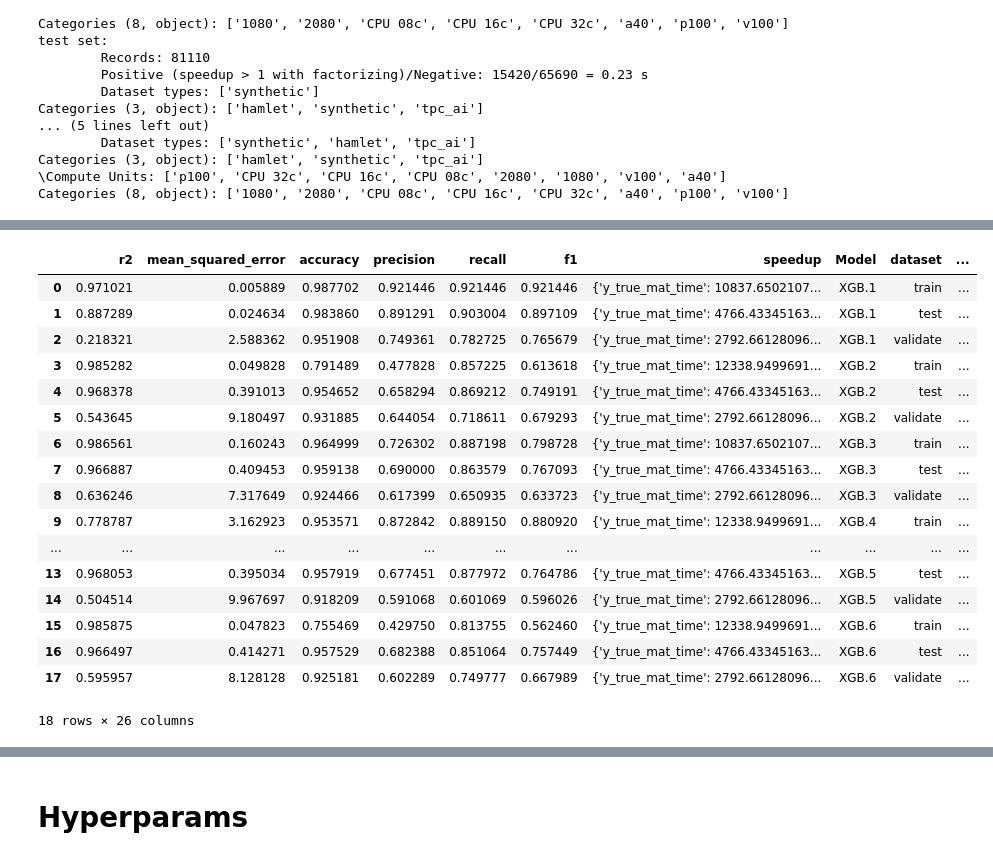
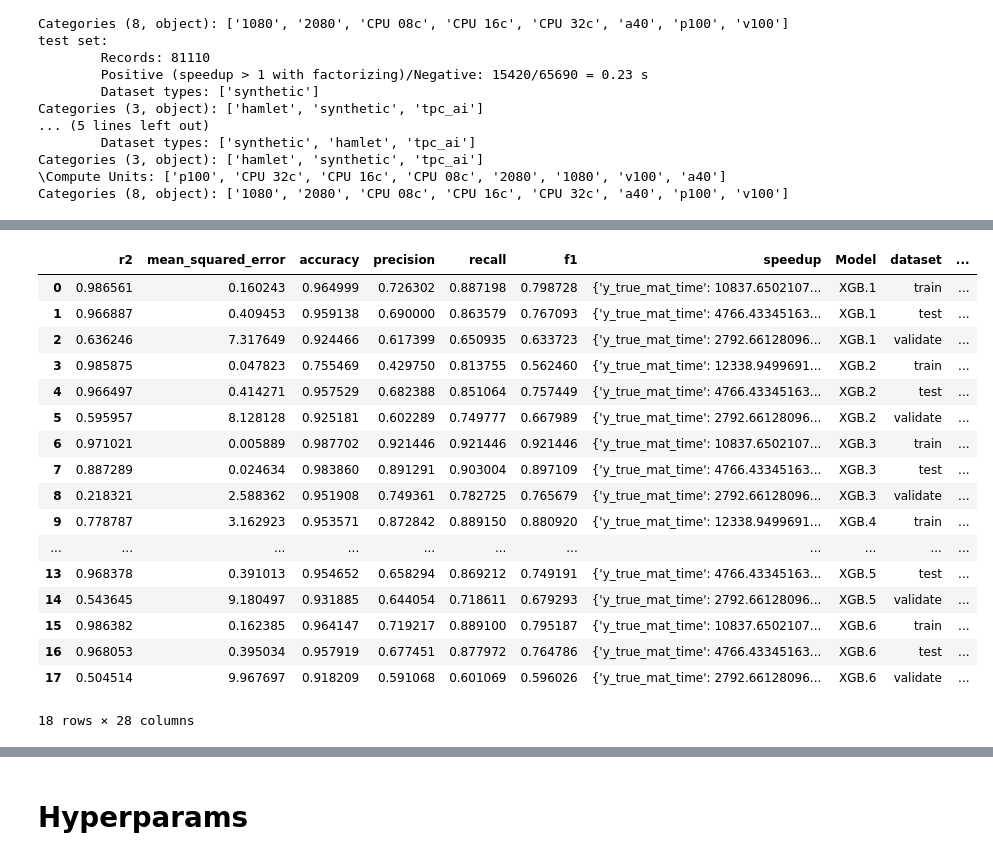
Before and after one commit to ptemarvelde/amalur-experiments, a Jupyter notebook: results/full_1/xgboost.ipynb, the cells around one changed output, grey strips where cells are left out. Saved outputs shown, nothing was run; the diff lists cells and outputs as text; code cells hidden in the pictures.

```diff
--- a/results/full_1/xgboost.ipynb
+++ b/results/full_1/xgboost.ipynb
@@ -144,7 +135,9 @@ list(zip(["speedup", "time_saved", ["times_mean", "materialized_times_mean"]]*2,
 # %%
-
+l= list(zip(["speedup", "time_saved", ["times_mean", "materialized_times_mean"]]*2, [True, False]*3))
+l.sort(key=lambda x: str(x[0]))
+display(l)
 xgb_results = {}
 xgb_estimators = {}
-for i, (target_col, only_model) in enumerate(zip(["speedup", "time_saved", ["times_mean", "materialized_times_mean"]]*2, [True, False]*3)):
-    xgb_estimators[i] = (target_col, only_model), train_and_eval(f"XGB.{i+1}",X_train, y_train, X_test, y_test, X_validate, y_validate, target_col, only_model=only_model)
+for i, (target_col, only_model) in enumerate(l):
+    xgb_estimators[f"XGB.{i+1}"] = (target_col, only_model), train_and_eval(f"XGB.{i+1}",X_train, y_train, X_test, y_test, X_validate, y_validate, target_col, only_model=only_model)
 # %% [output]
@@ -246,27 +262,30 @@ with open("trained_models/xgb1.pkl", "wb") as f:
 # %%
 resdf = pd.DataFrame(xgb_results.values())
 resdf['Model'] = [x[0] for x in xgb_results.keys()]
 resdf['dataset'] = [x[1] for x in xgb_results.keys()]
+resdf['target'] = np.array([[str(x[0])] * 3 for x in l]).flatten()
+resdf['target'] = resdf['target'].replace({"['times_mean', 'materialized_times_mean']": "time_saved"})
+resdf['pruned'] = np.array([[x[1]] * 3 for x in l]).flatten()
 resdf = resdf.merge(pd.json_normalize(resdf.speedup), left_index=True, right_index=True)
 resdf['fraction_of_optimal_time_saved'] = resdf.y_pred_time_saved / resdf.y_true_time_saved
 resdf
 # %% [output]
 |  | r2 | mean_squared_error | accuracy | precision | recall | f1 | speedup | Model | dataset | ... |
-| 0 | 0.971021 | 0.005889 | 0.987702 | 0.921446 | 0.921446 | 0.921446 | {'y_true_mat_time': 10837.6502107... | XGB.1 | train | ... |
-| 1 | 0.887289 | 0.024634 | 0.983860 | 0.891291 | 0.903004 | 0.897109 | {'y_true_mat_time': 4766.43345163... | XGB.1 | test | ... |
-| 2 | 0.218321 | 2.588362 | 0.951908 | 0.749361 | 0.782725 | 0.765679 | {'y_true_mat_time': 2792.66128096... | XGB.1 | validate | ... |
-| 3 | 0.985282 | 0.049828 | 0.791489 | 0.477828 | 0.857225 | 0.613618 | {'y_true_mat_time': 12338.9499691... | XGB.2 | train | ... |
-| 4 | 0.968378 | 0.391013 | 0.954652 | 0.658294 | 0.869212 | 0.749191 | {'y_true_mat_time': 4766.43345163... | XGB.2 | test | ... |
-| 5 | 0.543645 | 9.180497 | 0.931885 | 0.644054 | 0.718611 | 0.679293 | {'y_true_mat_time': 2792.66128096... | XGB.2 | validate | ... |
-| 6 | 0.986561 | 0.160243 | 0.964999 | 0.726302 | 0.887198 | 0.798728 | {'y_true_mat_time': 10837.6502107... | XGB.3 | train | ... |
-| 7 | 0.966887 | 0.409453 | 0.959138 | 0.690000 | 0.863579 | 0.767093 | {'y_true_mat_time': 4766.43345163... | XGB.3 | test | ... |
-| 8 | 0.636246 | 7.317649 | 0.924466 | 0.617399 | 0.650935 | 0.633723 | {'y_true_mat_time': 2792.66128096... | XGB.3 | validate | ... |
+| 0 | 0.986561 | 0.160243 | 0.964999 | 0.726302 | 0.887198 | 0.798728 | {'y_true_mat_time': 10837.6502107... | XGB.1 | train | ... |
+| 1 | 0.966887 | 0.409453 | 0.959138 | 0.690000 | 0.863579 | 0.767093 | {'y_true_mat_time': 4766.43345163... | XGB.1 | test | ... |
+| 2 | 0.636246 | 7.317649 | 0.924466 | 0.617399 | 0.650935 | 0.633723 | {'y_true_mat_time': 2792.66128096... | XGB.1 | validate | ... |
+| 3 | 0.985875 | 0.047823 | 0.755469 | 0.429750 | 0.813755 | 0.562460 | {'y_true_mat_time': 12338.9499691... | XGB.2 | train | ... |
+| 4 | 0.966497 | 0.414271 | 0.957529 | 0.682388 | 0.851064 | 0.757449 | {'y_true_mat_time': 4766.43345163... | XGB.2 | test | ... |
+| 5 | 0.595957 | 8.128128 | 0.925181 | 0.602289 | 0.749777 | 0.667989 | {'y_true_mat_time': 2792.66128096... | XGB.2 | validate | ... |
+| 6 | 0.971021 | 0.005889 | 0.987702 | 0.921446 | 0.921446 | 0.921446 | {'y_true_mat_time': 10837.6502107... | XGB.3 | train | ... |
+| 7 | 0.887289 | 0.024634 | 0.983860 | 0.891291 | 0.903004 | 0.897109 | {'y_true_mat_time': 4766.43345163... | XGB.3 | test | ... |
+| 8 | 0.218321 | 2.588362 | 0.951908 | 0.749361 | 0.782725 | 0.765679 | {'y_true_mat_time': 2792.66128096... | XGB.3 | validate | ... |
 | 9 | 0.778787 | 3.162923 | 0.953571 | 0.872842 | 0.889150 | 0.880920 | {'y_true_mat_time': 12338.9499691... | XGB.4 | train | ... |
 | ... | ... | ... | ... | ... | ... | ... | ... | ... | ... | ... |
-| 13 | 0.968053 | 0.395034 | 0.957919 | 0.677451 | 0.877972 | 0.764786 | {'y_true_mat_time': 4766.43345163... | XGB.5 | test | ... |
-| 14 | 0.504514 | 9.967697 | 0.918209 | 0.591068 | 0.601069 | 0.596026 | {'y_true_mat_time': 2792.66128096... | XGB.5 | validate | ... |
-| 15 | 0.985875 | 0.047823 | 0.755469 | 0.429750 | 0.813755 | 0.562460 | {'y_true_mat_time': 12338.9499691... | XGB.6 | train | ... |
-| 16 | 0.966497 | 0.414271 | 0.957529 | 0.682388 | 0.851064 | 0.757449 | {'y_true_mat_time': 4766.43345163... | XGB.6 | test | ... |
-| 17 | 0.595957 | 8.128128 | 0.925181 | 0.602289 | 0.749777 | 0.667989 | {'y_true_mat_time': 2792.66128096... | XGB.6 | validate | ... |
+| 13 | 0.968378 | 0.391013 | 0.954652 | 0.658294 | 0.869212 | 0.749191 | {'y_true_mat_time': 4766.43345163... | XGB.5 | test | ... |
+| 14 | 0.543645 | 9.180497 | 0.931885 | 0.644054 | 0.718611 | 0.679293 | {'y_true_mat_time': 2792.66128096... | XGB.5 | validate | ... |
+| 15 | 0.986382 | 0.162385 | 0.964147 | 0.719217 | 0.889100 | 0.795187 | {'y_true_mat_time': 10837.6502107... | XGB.6 | train | ... |
+| 16 | 0.968053 | 0.395034 | 0.957919 | 0.677451 | 0.877972 | 0.764786 | {'y_true_mat_time': 4766.43345163... | XGB.6 | test | ... |
+| 17 | 0.504514 | 9.967697 | 0.918209 | 0.591068 | 0.601069 | 0.596026 | {'y_true_mat_time': 2792.66128096... | XGB.6 | validate | ... |
-18 rows × 26 columns
+18 rows × 28 columns
 # %%
```
Also changed, not shown: parts of 8 cells of this notebook, 1 other file.
